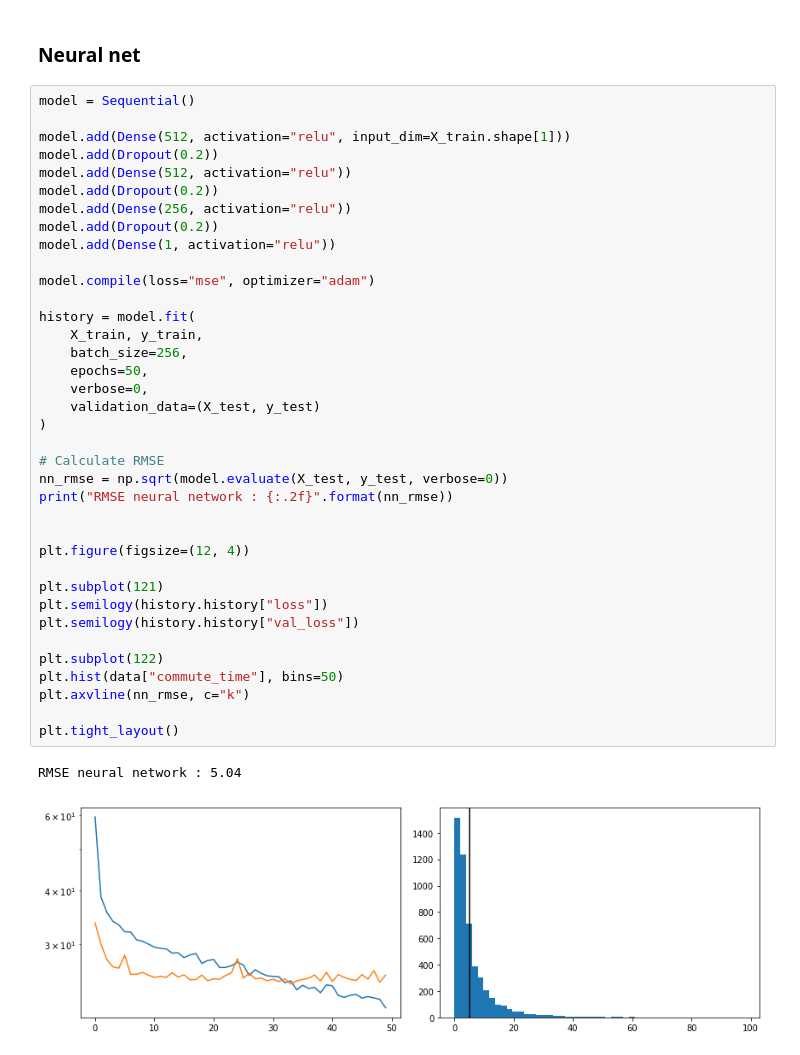
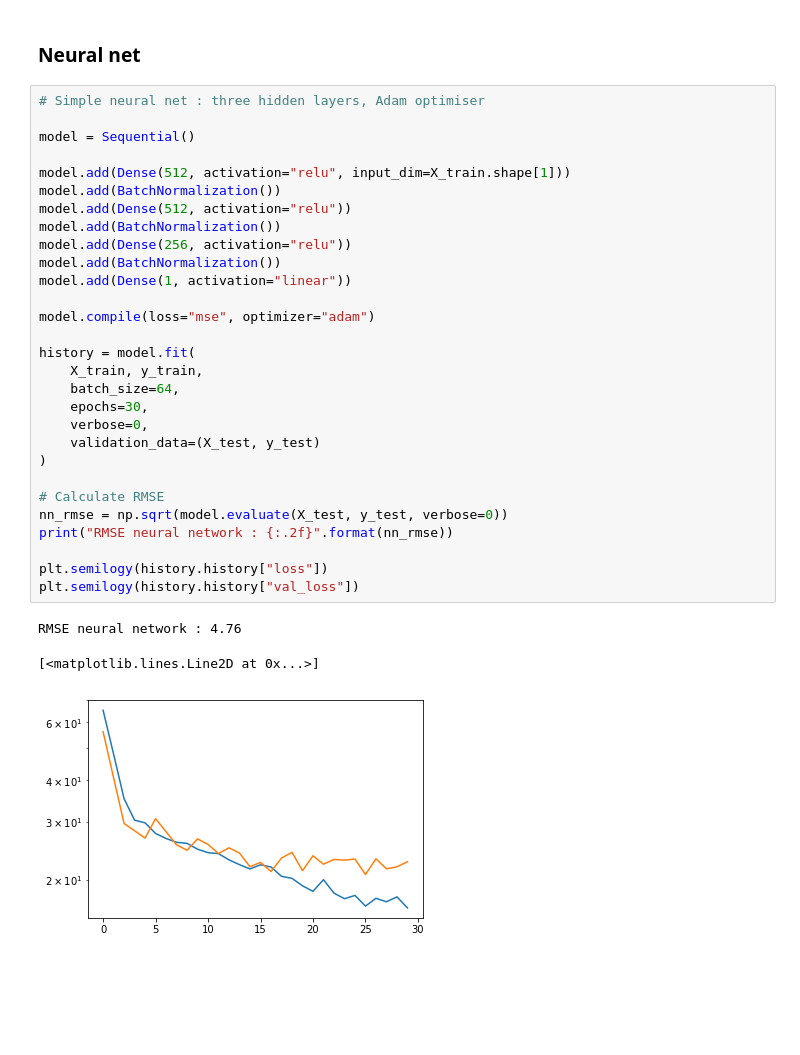
Before and after one commit to QCaudron/ml_101, a Jupyter notebook: 3_Neural_networks/ml_101_nn.ipynb, the cells around one changed output. Cells and saved outputs as stored; diff of their text form; blank space fills up the shorter version.

```diff
--- a/3_Neural_networks/ml_101_nn.ipynb
+++ b/3_Neural_networks/ml_101_nn.ipynb
@@ -87,42 +84,35 @@ RMSE linear regression : 5.59
 # %% [markdown]
 ### Neural net
 # %%
+# Simple neural net : three hidden layers, Adam optimiser
+
 model = Sequential()
 
 model.add(Dense(512, activation="relu", input_dim=X_train.shape[1]))
-model.add(Dropout(0.2))
+model.add(BatchNormalization())
 model.add(Dense(512, activation="relu"))
-model.add(Dropout(0.2))
+model.add(BatchNormalization())
 model.add(Dense(256, activation="relu"))
-model.add(Dropout(0.2))
-model.add(Dense(1, activation="relu"))
+model.add(BatchNormalization())
+model.add(Dense(1, activation="linear"))
 
 model.compile(loss="mse", optimizer="adam")
 
 history = model.fit(
     X_train, y_train,
-    batch_size=256,
-    epochs=50,
+    batch_size=64,
+    epochs=30,
     verbose=0,
     validation_data=(X_test, y_test)
 )
 
 # Calculate RMSE
 nn_rmse = np.sqrt(model.evaluate(X_test, y_test, verbose=0))
 print("RMSE neural network : {:.2f}".format(nn_rmse))
 
-
-plt.figure(figsize=(12, 4))
-
-plt.subplot(121)
 plt.semilogy(history.history["loss"])
 plt.semilogy(history.history["val_loss"])
-
-plt.subplot(122)
-plt.hist(data["commute_time"], bins=50)
-plt.axvline(nn_rmse, c="k")
-
-plt.tight_layout()
 # %% [output]
-RMSE neural network : 5.04
+RMSE neural network : 4.76
+[<matplotlib.lines.Line2D at 0x...>]
-[figure, old version]
+[figure, new version]
```
Also changed, not shown: parts of 14 cells of this notebook, 4 other files.
